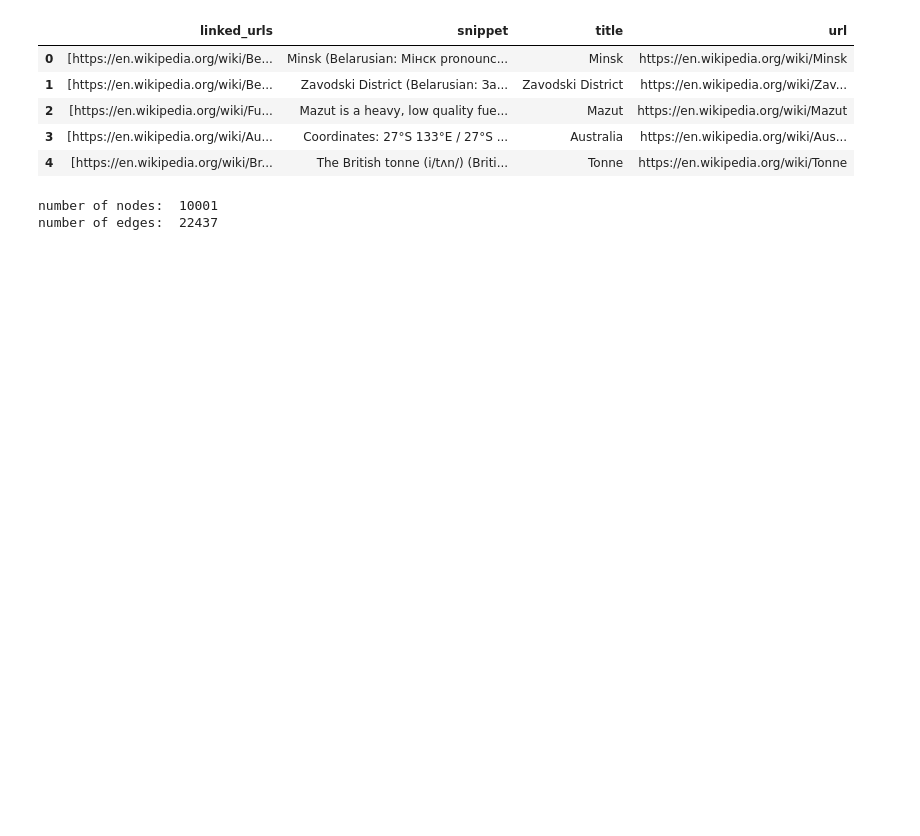
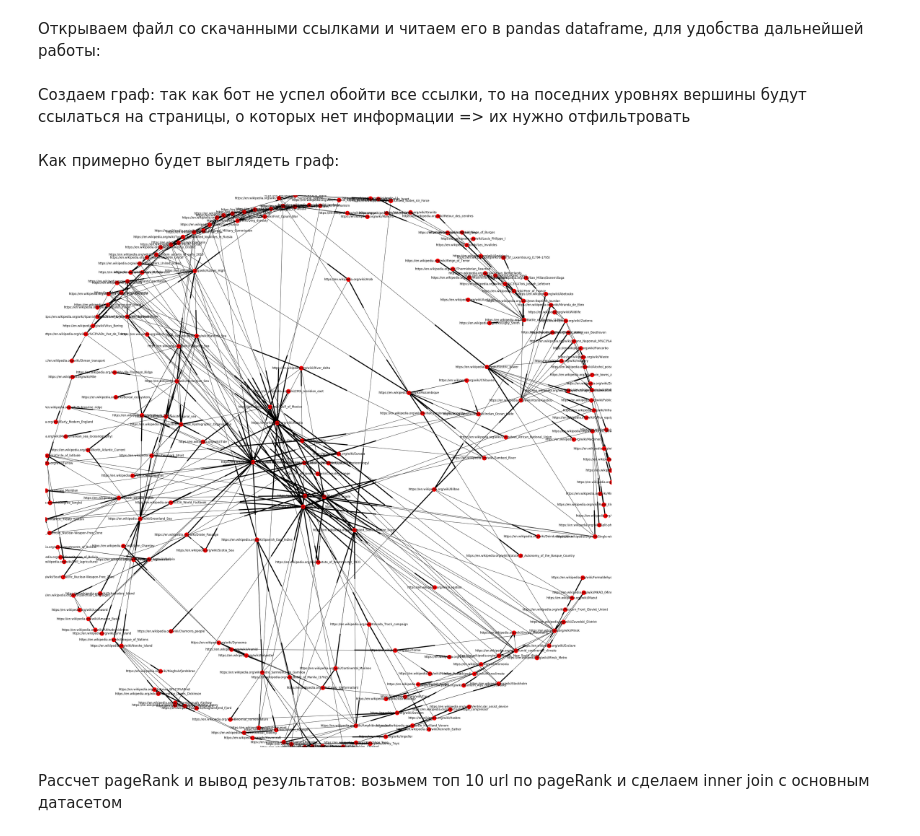
Before and after one commit to EvgeniyPrudnikov/Magistracy, a Jupyter notebook: IR/hw2/hw2_wiki/main.ipynb, the cells around one changed output. Cells and saved outputs as stored; diff of their text form; code cells hidden in the pictures; blank space fills up the shorter version.

```diff
--- a/IR/hw2/hw2_wiki/main.ipynb
+++ b/IR/hw2/hw2_wiki/main.ipynb
@@ -5,26 +102,60 @@ import pandas as pd
 file_name = './hw2_wiki/spiders/sitegraph.json'
+# %% [markdown]
+Открываем файл со скачанными ссылками и читаем его в pandas dataframe, для удобства дальнейшей работы:
 # %%
-with open(file_name, 'rb') as f:
-    data = f.readlines()
-data = map(lambda x: x.rstrip(), data)
-data_json_str = "[" + ','.join(data) + "]"
-main_df = pd.read_json(data_json_str)
-main_df['url'] = main_df['url'].astype(basestring).map(lambda x : x.strip())
-main_df.head()
+def load_df(file_name):
+    with open(file_name, 'rb') as f:
+        data = f.readlines()
+    # магия для чтения json в pandas dataframe:
+    #--------------------------------------------------
+    data = map(lambda x: x.rstrip(), data)
+    data_json_str = "[" + ','.join(data) + "]"
+    #--------------------------------------------------
+    main_df = pd.read_json(data_json_str)
+    main_df['url'] = main_df['url'].astype(basestring).map(lambda x : x.strip())
+    # посмотрим что получилось:
+    main_df.head()
+    return main_df
+
+main_df = load_df(file_name)
-# %% [output]
-|  | linked_urls | snippet | title | url |
-| 0 | [https://en.wikipedia.org/wiki/Be... | Minsk (Belarusian: Мінск pronounc... | Minsk | https://en.wikipedia.org/wiki/Minsk |
-| 1 | [https://en.wikipedia.org/wiki/Be... | Zavodski District (Belarusian: За... | Zavodski District | https://en.wikipedia.org/wiki/Zav... |
-| 2 | [https://en.wikipedia.org/wiki/Fu... | Mazut is a heavy, low quality fue... | Mazut | https://en.wikipedia.org/wiki/Mazut |
-| 3 | [https://en.wikipedia.org/wiki/Au... | Coordinates: 27°S 133°E﻿ / ﻿27°S ... | Australia | https://en.wikipedia.org/wiki/Aus... |
-| 4 | [https://en.wikipedia.org/wiki/Br... | The British tonne (i/tʌn/) (Briti... | Tonne | https://en.wikipedia.org/wiki/Tonne |
+# %% [markdown]
+Создаем граф:
+так как бот не успел обойти все ссылки, то на поседних уровнях вершины будут ссылаться на страницы, о которых нет информации => их нужно отфильтровать
 # %%
-dg = nx.DiGraph()
-edges = [ (i[0], j) for i in zip(main_df['url'], main_df['linked_urls']) for j in i[1] if j in main_df['url'].tolist()]
-dg.add_edges_from(edges)
-print 'number of nodes: ', dg.number_of_nodes()
-print 'number of edges: ', dg.number_of_edges()
+def create_graph(df, ratio=1):
+    # для рисования графа (возьмем 2%)
+    num_rows = int(math.ceil(ratio * main_df['url'].shape[0]))
+    dg = nx.DiGraph()
+    edges = [ (i[0], j) for i in zip(main_df['url'], main_df['linked_urls'])[:num_rows] for j in i[1] if j in main_df['url'].tolist()]
+    dg.add_edges_from(edges)
+    print 'number of nodes: ', dg.number_of_nodes()
+    print 'number of edges: ', dg.number_of_edges()
+    return dg
-# %% [output]
-number of nodes:  10001
-number of edges:  22437
+# %% [markdown]
+Как примерно будет выглядеть граф:
+# %%
+sample_graph = create_graph(main_df, 0.02)
+def show_graph(graph):
+
+    plt.figure(num=None, figsize=(42, 42), dpi=100)
+    plt.axis('off')
+    fig = plt.figure(1)
+    pos = nx.spring_layout(graph)
+    nx.draw_networkx_nodes(graph,pos)
+    nx.draw_networkx_edges(graph,pos,arrows=True)
+    nx.draw_networkx_labels(graph,pos)
+
+    cut = 1
+    xmax = cut * max(xx for xx, yy in pos.values())
+    ymax = cut * max(yy for xx, yy in pos.values())
+    plt.xlim(0, xmax)
+    plt.ylim(0, ymax)
+    plt.show()
+
+show_graph(sample_graph)
+# %% [output]
+[figure, added]
+# %% [markdown]
+Рассчет pageRank и вывод результатов:
+возьмем топ 10 url по pageRank и сделаем inner join с основным датасетом
 # %%
```
Also changed, not shown: parts of 16 cells of this notebook, 4 other files.
